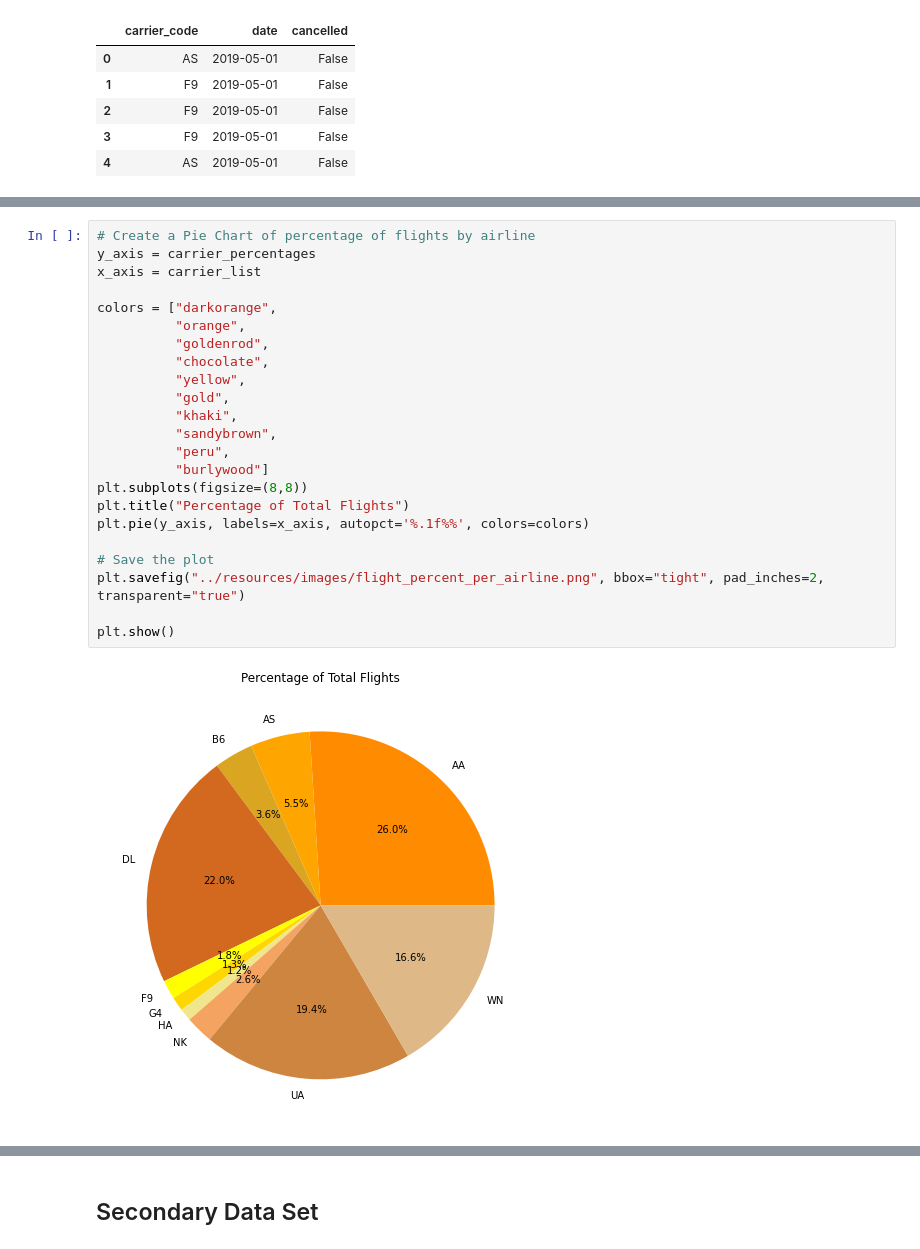
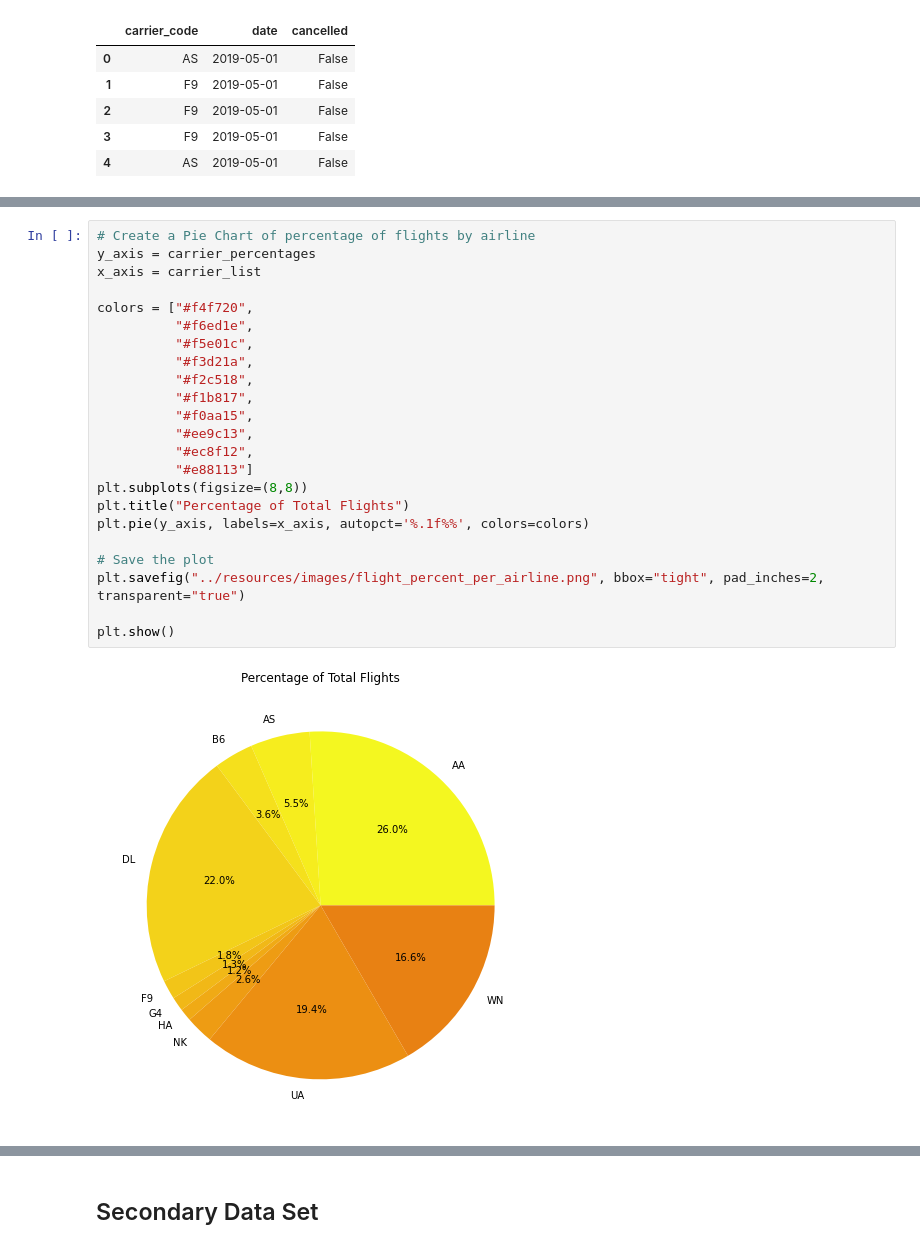
Before and after one commit to Bdataplanet/To_fly_or_not_to_fly, a Jupyter notebook: Visualizations/dataviz_seg2.ipynb, the cells around one changed output, grey strips where cells are left out. Drawn from its saved outputs; the diff is of its cells as text.

Commit message:
Color scheme

```diff
--- a/Visualizations/dataviz_seg2.ipynb
+++ b/Visualizations/dataviz_seg2.ipynb
@@ -511,25 +501,25 @@ carrier_percentages
 # %%
 # Create a Pie Chart of percentage of flights by airline
 y_axis = carrier_percentages
 x_axis = carrier_list
 
-colors = ["darkorange",
-          "orange",
-          "goldenrod",
-          "chocolate",
-          "yellow",
-          "gold",
-          "khaki",
-          "sandybrown",
-          "peru",
-          "burlywood"]
+colors = ["#f4f720",
+          "#f6ed1e",
+          "#f5e01c",
+          "#f3d21a",
+          "#f2c518",
+          "#f1b817",
+          "#f0aa15",
+          "#ee9c13",
+          "#ec8f12",
+          "#e88113"]
 plt.subplots(figsize=(8,8))
 plt.title("Percentage of Total Flights")
 plt.pie(y_axis, labels=x_axis, autopct='%.1f%%', colors=colors)
 
 # Save the plot
 plt.savefig("../resources/images/flight_percent_per_airline.png", bbox="tight", pad_inches=2, transparent="true")
 
 plt.show()
 # %% [output]
-[figure, old version]
+[figure, new version]
```
Also changed, not shown: parts of 23 cells of this notebook, 4 other files.
